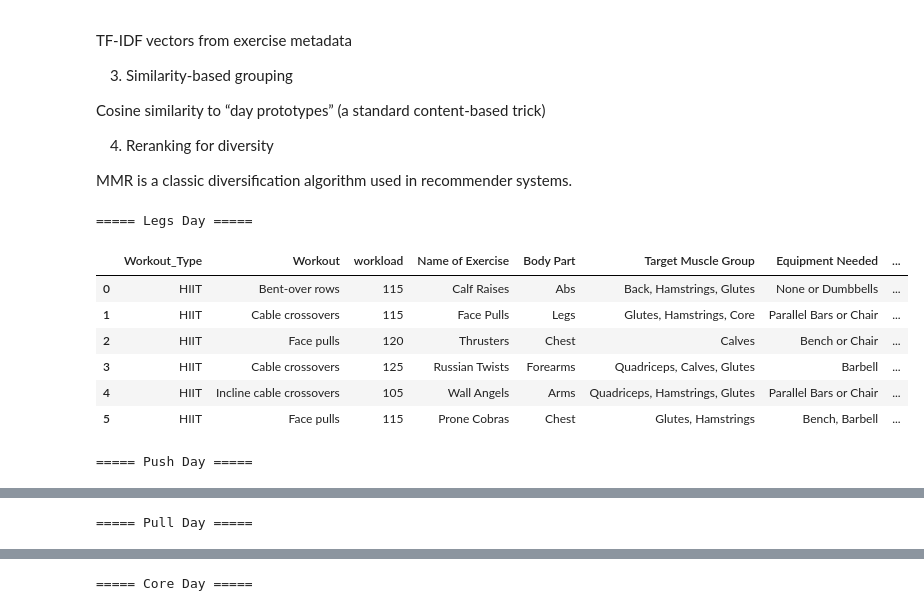
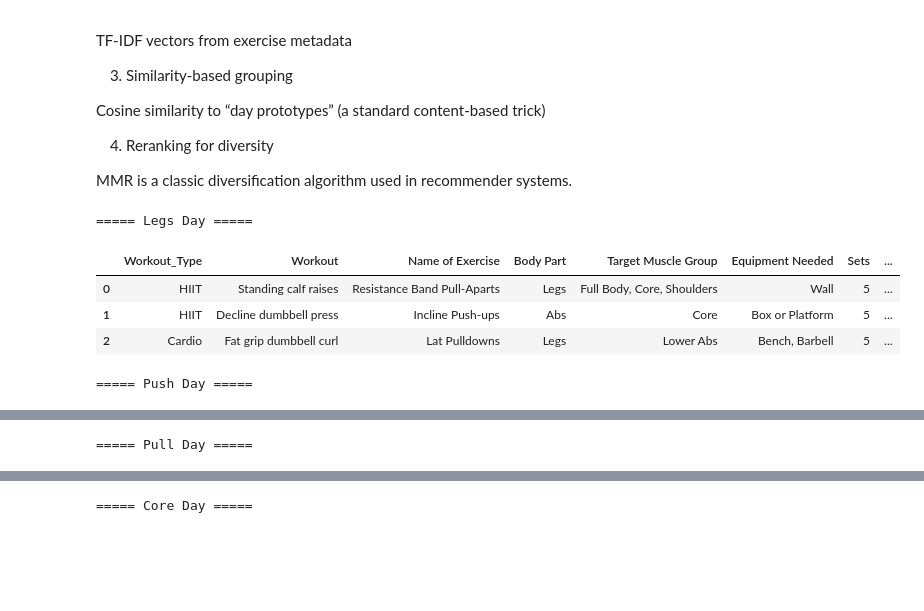
Before and after one commit to Aigerim05/Personalized-Workout-Nutrition-plans-generation-, a Jupyter notebook: Test_Workout_model.ipynb, the cells around one changed output, grey strips where cells are left out. Cells and saved outputs as stored; diff of their text form; code cells hidden in the pictures; blank space fills up the shorter version.

Commit message:
meal plan, main menu, goal accuracy

```diff
--- a/Test_Workout_model.ipynb
+++ b/Test_Workout_model.ipynb
@@ -54,6 +58,7 @@ df.head(3)
 # %% [markdown]
 ### Training dataset preparation
 # %%
+df_full = df.copy()
 df = df.drop(columns=['E', 'I', 'D', 'S', 'R'])
 df.head(3)
 # %% [output]
@@ -340,6 +345,7 @@ joblib.dump(final_model, "models/workout_model.pkl")
 # %% [markdown]
 ### Create testing data
 # %%
+user_full = user.copy()
 user = user.drop(
                     columns=['Age', 'Goal', 'WeightChange (kg)', 'GoalDays', 'BMR', 'PAL', 'TDEE', 'CalorieChange', 'CaloriesToBurnTraining',
                         'CaloriesReducedFromFood', 'CaloriesPerDay',  'TotalWorkouts', 'CaloriesPerWorkout', "BMI"]
@@ -352,7 +358,7 @@ user
 # %%
 # Exercise-related features
 exercise_df = df[
-                    ['Sets', 'Reps', 'rating', 'workload', 'Workout_Type', 'Name of Exercise', 'Benefit',
+                    ['Sets', 'Reps', 'rating', 'Workout_Type', 'Name of Exercise', 'Benefit',
                         'Target Muscle Group', 'Equipment Needed', 'Body Part',
                         'Type of Muscle', 'Workout' ]
 ].reset_index(drop=True)
@@ -380,6 +386,7 @@ predictions = final_model.predict(workout_predict_enc)
 workout_predict = workout_predict.copy()
 workout_predict["workout_score"] = predictions
 
+workout_predict["Calories_Burned"] = df_full["Calories_Burned"].values
 
 workout_predict.head(3)
 # %% [output]
@@ -466,81 +473,71 @@ candidates["day_sim"] = np.max(S_day, axis=1)  # confidence (how strongly it mat
 # ----------------------------
 # 4) MMR reranking: relevant + diverse inside each day
 # ----------------------------
-def mmr_select(df_day: pd.DataFrame,
-               X_day_vecs,
-               k: int = 6,
-               alpha: float = 0.7):
-    """
-    Classic MMR:
-      score(item) = alpha * relevance(item) - (1-alpha) * max_sim(item, selected)
-    where relevance = workout_score (you can also include day_sim if you want).
-    """
+def mmr_select_calories(df_day: pd.DataFrame, X_day_vecs, calories_target, k=4, alpha=0.75):
     if len(df_day) == 0:
         return df_day
 
-    # normalize relevance to 0..1 for stable mixing
+    # normalize
     rel = df_day["workout_score"].to_numpy()
     rel = (rel - rel.min()) / (rel.max() - rel.min() + 1e-9)
 
     selected_idx = []
     remaining = list(range(len(df_day)))
-
-    # Precompute cosine sims within the day candidate set
     sims = cosine_similarity(X_day_vecs, X_day_vecs)
 
-    while remaining and len(selected_idx) < min(k, len(df_day)):
+    current_calories = 0.0
+
+    while remaining and len(selected_idx) < k and current_calories < calories_target:
         if not selected_idx:
-            # pick highest relevance first
             best = remaining[int(np.argmax(rel[remaining]))]
         else:
             mmr_scores = []
             for i in remaining:
-                max_sim_to_selected = np.max(sims[i, selected_idx])
-                mmr = alpha * rel[i] - (1 - alpha) * max_sim_to_selected
+                max_sim_to_selected = np.max(sims[i, selected_idx]) if selected_idx else 0
+                mmr = alpha * rel[i] - (1-alpha) * max_sim_to_selected
                 mmr_scores.append(mmr)
             best = remaining[int(np.argmax(mmr_scores))]
 
         selected_idx.append(best)
+        current_calories += df_day.iloc[best]["Calories_Burned"]  # summing calories burned
         remaining.remove(best)
+
+        if current_calories >= calories_target:
+            break  # if reached target workout calories (per day)
 
     return df_day.iloc[selected_idx].copy()
 
 # ----------------------------
-# 5) Build a daily plan: each day different, each internally balanced
+# 5) Plan Generation TotalWorkouts
 # ----------------------------
-EXERCISES_PER_DAY = 6
-alpha = 0.75  # higher => more relevance; lower => more diversity
-
-plan = {}
-for day in day_names:
-    df_day = candidates[candidates["day_label"] == day].copy()
-    if len(df_day) == 0:
-        plan[day] = df_day
-        continue
-
-    # get vectors corresponding to rows in df_day (same indices as candidates)
+plan = []
+for day in range(int(user_full.TotalWorkouts.iloc[0])):
+    day_label = day_names[day % len(day_names)]
+    df_day = candidates[candidates["day_label"] == day_label].copy()
     idx = df_day.index.to_numpy()
     X_day = X_ex[idx]
 
-    # MMR selection inside that day
-    plan[day] = mmr_select(df_day, X_day, k=EXERCISES_PER_DAY, alpha=alpha)
+    day_plan = mmr_select_calories(df_day, X_day, calories_target=user_full.CaloriesPerWorkout.iloc[0], k=4, alpha=0.75)
+    plan.append((day_label, day_plan))
 
 # ----------------------------
-# 6) Display / output
+# 6) Output
 # ----------------------------
-cols_show = ['Workout_Type', 'Workout', 'workload', 'Name of Exercise', 'Body Part', 'Target Muscle Group', 'Equipment Needed', 'Sets', 'Reps', 'Type of Muscle', 'Benefit', 'rating',
-                         ]
+cols_show = ['Workout_Type', 'Workout', 'Name of Exercise', 'Body Part',
+             'Target Muscle Group', 'Equipment Needed', 'Sets', 'Reps', 'Type of Muscle', 'Benefit', 'Calories_Burned']
 
-for day in day_names:
-    print(f"\n===== {day} Day =====")
-    display(plan[day][cols_show].reset_index(drop=True))
+for day_label, day_plan in plan:
+    print(f"\n===== {day_label} Day =====")
+    display(day_plan[cols_show].reset_index(drop=True))
+
+# Check
+total_burned = sum(day_plan["Calories_Burned"].sum() for _, day_plan in plan)
+print(f"\nTotal burned calories across all days: {total_burned:.2f} (Target: {user_full.CaloriesToBurnTraining.iloc[0]:.2f})")
+print("Difference:", round(total_burned - user_full.CaloriesToBurnTraining.iloc[0], 1))
 # %% [output]
 ===== Legs Day =====
-|  | Workout_Type | Workout | workload | Name of Exercise | Body Part | Target Muscle Group | Equipment Needed | ... |
-| 0 | HIIT | Bent-over rows | 115 | Calf Raises | Abs | Back, Hamstrings, Glutes | None or Dumbbells | ... |
-| 1 | HIIT | Cable crossovers | 115 | Face Pulls | Legs | Glutes, Hamstrings, Core | Parallel Bars or Chair | ... |
-| 2 | HIIT | Face pulls | 120 | Thrusters | Chest | Calves | Bench or Chair | ... |
-| 3 | HIIT | Cable crossovers | 125 | Russian Twists | Forearms | Quadriceps, Calves, Glutes | Barbell | ... |
-| 4 | HIIT | Incline cable crossovers | 105 | Wall Angels | Arms | Quadriceps, Hamstrings, Glutes | Parallel Bars or Chair | ... |
-| 5 | HIIT | Face pulls | 115 | Prone Cobras | Chest | Glutes, Hamstrings | Bench, Barbell | ... |
+|  | Workout_Type | Workout | Name of Exercise | Body Part | Target Muscle Group | Equipment Needed | Sets | ... |
+| 0 | HIIT | Standing calf raises | Resistance Band Pull-Aparts | Legs | Full Body, Core, Shoulders | Wall | 5 | ... |
+| 1 | HIIT | Decline dumbbell press | Incline Push-ups | Abs | Core | Box or Platform | 5 | ... |
+| 2 | Cardio | Fat grip dumbbell curl | Lat Pulldowns | Legs | Lower Abs | Bench, Barbell | 5 | ... |
 ===== Push Day =====
```
Also changed, not shown: parts of 20 cells of this notebook, 18 other files.
